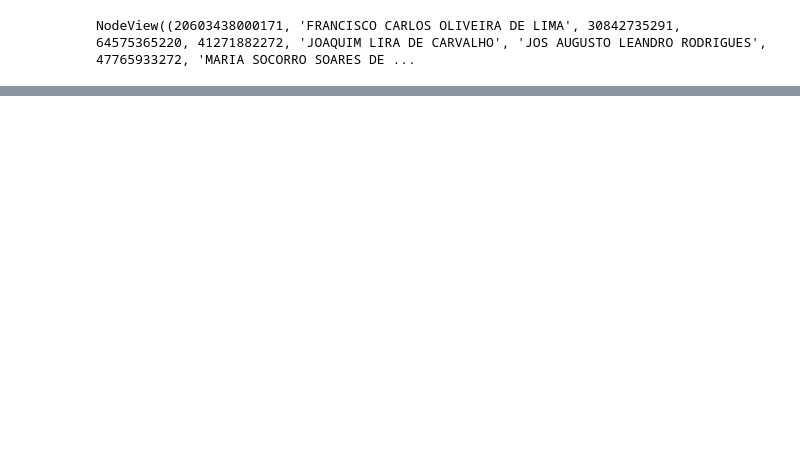
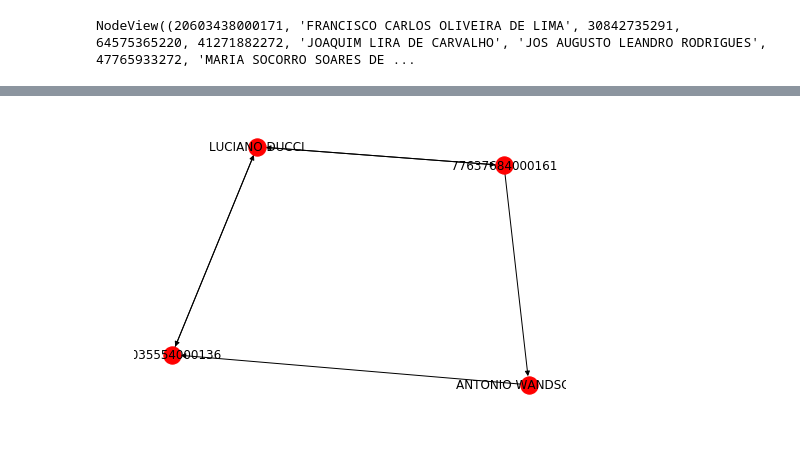
Before and after one commit to ghmc91/Analise_Gastos_Parlamentares, a Jupyter notebook: Scripts/Analise_Gastos_parlamentares.ipynb, the cells around one changed output, grey strips where cells are left out. Saved outputs shown, nothing was run; the diff lists cells and outputs as text; code cells hidden in the pictures; blank space fills up the shorter version.

```diff
--- a/Scripts/Analise_Gastos_parlamentares.ipynb
+++ b/Scripts/Analise_Gastos_parlamentares.ipynb
@@ -143,3 +99,14 @@ G = nx.from_pandas_edgelist(df_vinculos_agregados, "id_entidade_a", 'id_entidade
 G.nodes()
 # %% [output]
 NodeView((20603438000171, 'FRANCISCO CARLOS OLIVEIRA DE LIMA', 30842735291, 64575365220, 41271882272, 'JOAQUIM LIRA DE CARVALHO', 'JOS AUGUSTO LEANDRO RODRIGUES', 47765933272, 'MARIA SOCORRO SOARES DE ...
+# %%
+# agregando atributos aos vértices
+dict_nomes = {}
+for i in range(0, len(df_vinculos_agregado)):
+    if i < len(list(df_vinculos_receitas["nome_empresa"])):
+        dict_nomes[df_vinculos_agregado.iloc[i]["id_entidade_a"]] = df_vinculos_agregado.iloc[i]["nome_empresa"]
+    else:
+        dict_nomes[df_vinculos_agregado.iloc[i]["id_entidade_b"]] = df_vinculos_agregado.iloc[i]["nome_empresa"]
+    print(i)
+
+nx.set_node_attributes(G, name='nome_entidade', values=dict_nomes)
@@ -145,0 +131,9 @@ NodeView((20603438000171, 'FRANCISCO CARLOS OLIVEIRA DE LIMA', 30842735291, 6457
+# %%
+# 1.4. Mapeando os ciclos
+ciclos = list(nx.simple_cycles(G))
+tam_ciclos = {}
+for i in range(0, len(ciclos)):
+    tam_ciclos[i] = len(ciclos[i])
+    print(i)
+
+max(tam_ciclos.items(), key=operator.itemgetter(1))[0]
@@ -145,0 +169,17 @@ NodeView((20603438000171, 'FRANCISCO CARLOS OLIVEIRA DE LIMA', 30842735291, 6457
+# %%
+# 1.4.1. Criando tabela com resumo dos ciclos (ciclo, tipo)
+df_ciclos_resumo = pd.DataFrame()
+df_ciclos_resumo["ciclo"] = ciclos
+df_ciclos_resumo["tamanho"] = list(tam_ciclos.values())
+
+def tipo_ciclo (x):
+    if x == 2:
+        y = "direto"
+    elif x == 4:
+        y = "indireto cruzado"
+    else:
+        y = "indireto amplo"
+    return y
+
+df_ciclos_resumo["tipo"] = df_ciclos_resumo["tamanho"].map(tipo_ciclo)
+df_ciclos_resumo_agregado = df_ciclos_resumo.groupby("tipo").agg([{"ciclo": "count"}])
@@ -145,0 +259,9 @@ NodeView((20603438000171, 'FRANCISCO CARLOS OLIVEIRA DE LIMA', 30842735291, 6457
+# %%
+# 1.4.3. Plotando ciclos indiretos cruzados
+ciclo_cruzado = df_ciclos_resumo[df_ciclos_resumo["tipo"] == "indireto cruzado"].iloc[0]["ciclo"]
+H = G.subgraph(ciclo_cruzado)
+nx.draw(H, style = "solid", with_labels = True)
+plt.savefig("ciclos.png")  # save as png
+plt.show()  # display
+# %% [output]
+[figure, added]
```
Also changed, not shown: parts of 20 cells of this notebook, 2 other files.
